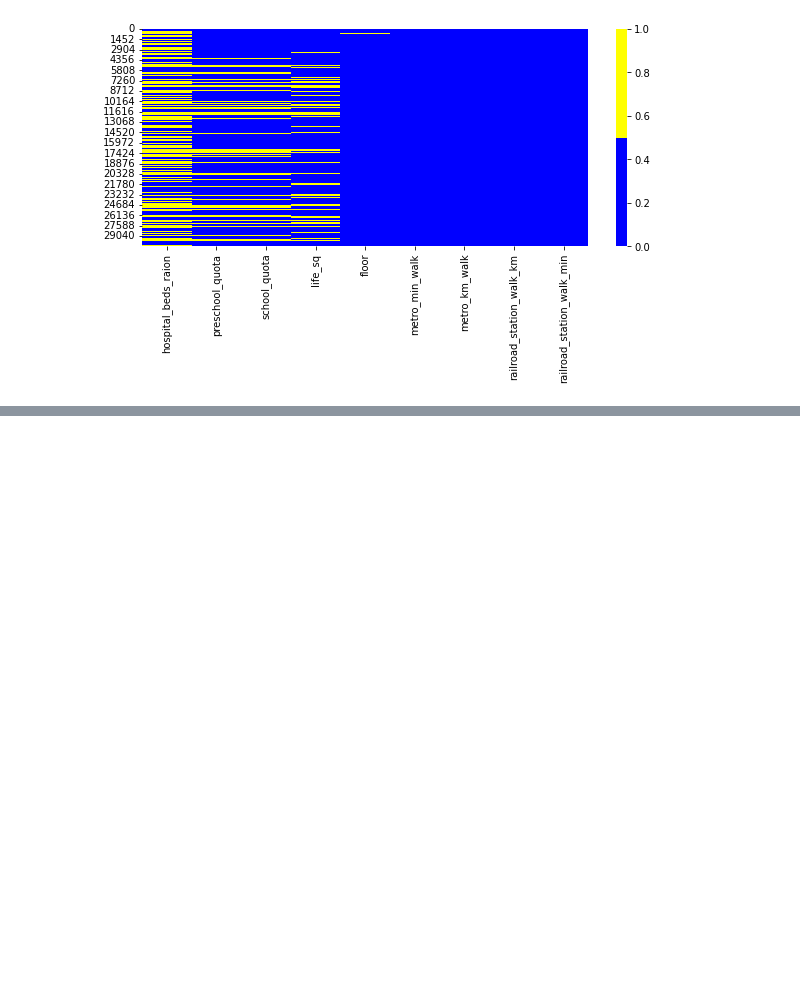
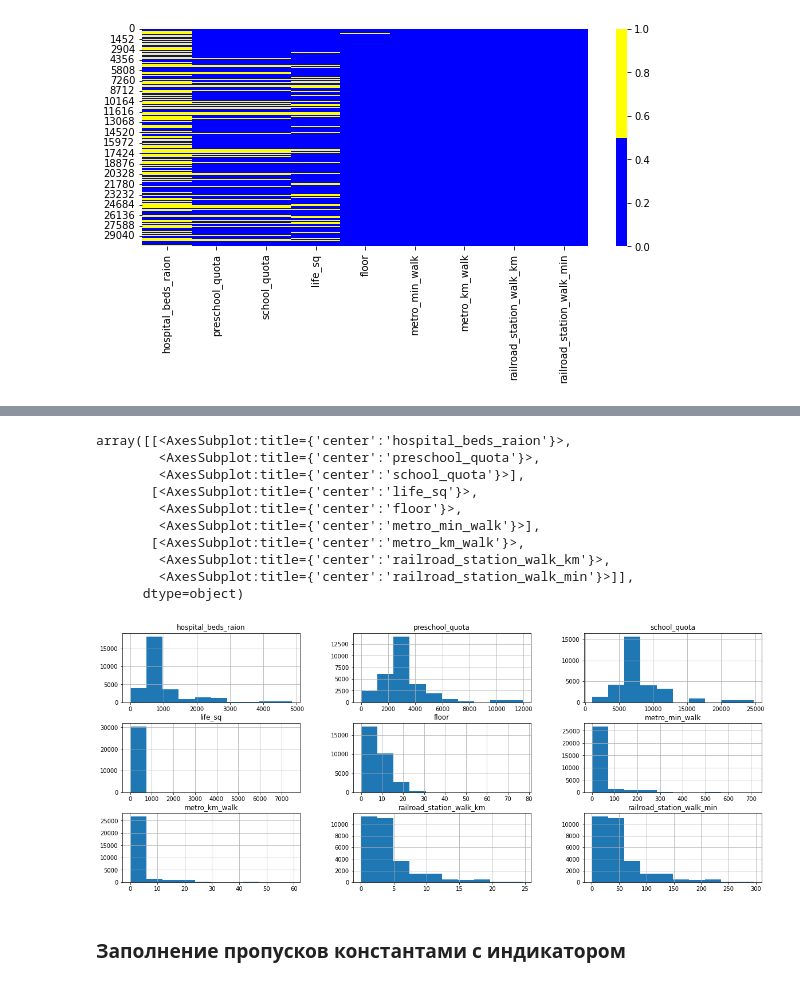
Before and after one commit to UdTatyana/SF-Data-Science, a Jupyter notebook: Skillfactory/PY_14 Очистка_данных/Theory_14.ipynb, the cells around one changed output, grey strips where cells are left out. Drawn from its saved outputs; the diff is of its cells as text; code cells hidden in the pictures; blank space fills up the shorter version.

```diff
--- a/Skillfactory/PY_14 Очистка_данных/Theory_14.ipynb
+++ b/Skillfactory/PY_14 Очистка_данных/Theory_14.ipynb
@@ -142,0 +194,16 @@ ax = sns.heatmap(
+# %%
+fill_data = sber_data.copy() # копия исходной таблицы
+# словарь замен (ключ - имя стобца: значение - число\признак, на кот заменяем)
+values = {
+    'life_sq': fill_data['full_sq'], # жилую площадь заменяем на общую
+    'metro_min_walk': fill_data['metro_min_walk'].median(),
+    'metro_km_walk': fill_data['metro_km_walk'].median(),
+    'railroad_station_walk_km': fill_data['railroad_station_walk_km'].median(),
+    'railroad_station_walk_min': fill_data['railroad_station_walk_min'].median(),
+    'hospital_beds_raion': fill_data['hospital_beds_raion'].mode()[0],
+    'preschool_quota': fill_data['preschool_quota'].mode()[0],
+    'school_quota': fill_data['school_quota'].mode()[0],
+    'floor': fill_data['floor'].mode()[0]
+}
+fill_data = fill_data.fillna(values) # заполнение пропусков значениями из словаря
+fill_data.isnull().mean() # доля пропусков в результате
@@ -142,0 +223,19 @@ ax = sns.heatmap(
+# %%
+cols = cols_with_null.index
+fill_data[cols].hist(figsize=(20, 8))
+# распределение признаков после заполнения пропусков
+# некоторые кардинально изменились - это плохо
+# %% [output]
+array([[<AxesSubplot:title={'center':'hospital_beds_raion'}>,
+        <AxesSubplot:title={'center':'preschool_quota'}>,
+        <AxesSubplot:title={'center':'school_quota'}>],
+       [<AxesSubplot:title={'center':'life_sq'}>,
+        <AxesSubplot:title={'center':'floor'}>,
+        <AxesSubplot:title={'center':'metro_min_walk'}>],
+       [<AxesSubplot:title={'center':'metro_km_walk'}>,
+        <AxesSubplot:title={'center':'railroad_station_walk_km'}>,
+        <AxesSubplot:title={'center':'railroad_station_walk_min'}>]],
+      dtype=object)
+[figure, added]
+# %% [markdown]
+### Заполнение пропусков константами с индикатором
```
Also changed, not shown: parts of 10 cells of this notebook.
